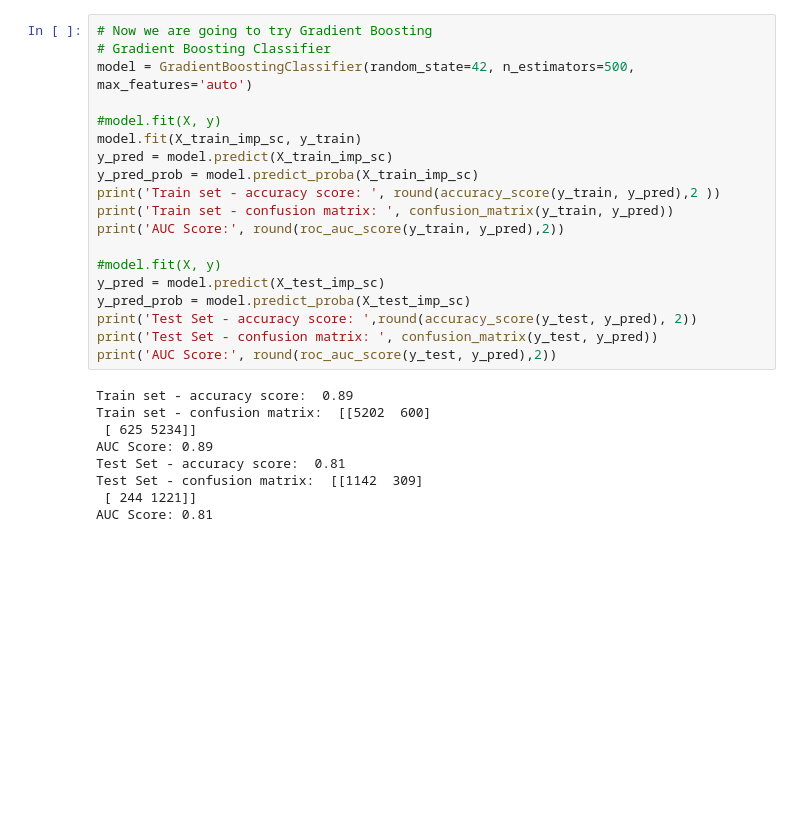
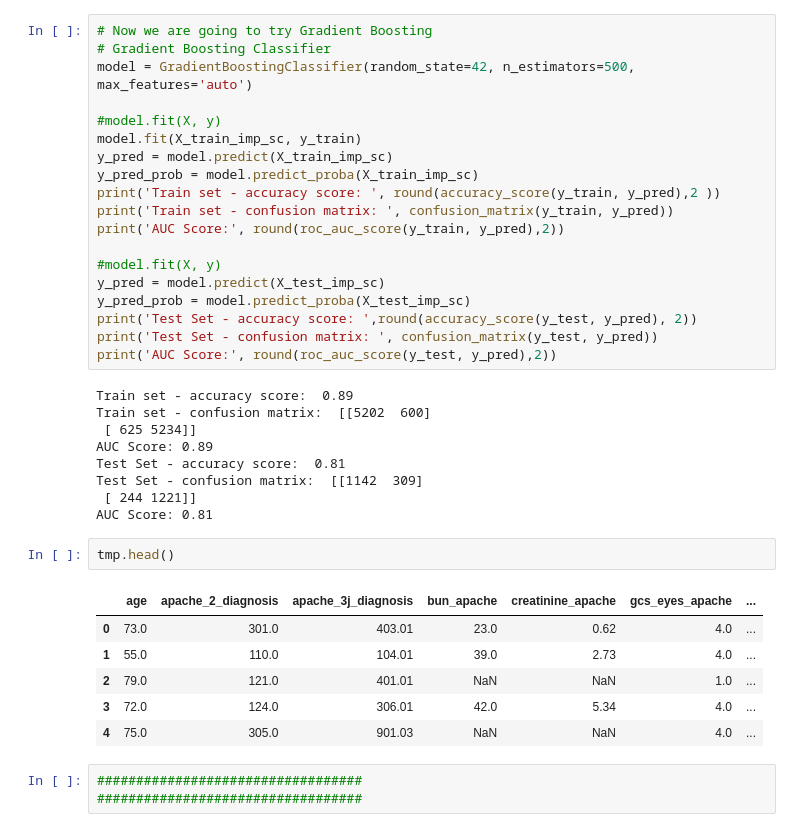
Before and after one commit to IshanaRaina/To-Live-or-Not-To-Live, a Jupyter notebook: DataPreprocessing_JSP_with_featureEngineering.ipynb, the cells around one changed output. Drawn from its saved outputs; the diff is of its cells as text; blank space fills up the shorter version.

```diff
--- a/DataPreprocessing_JSP_with_featureEngineering.ipynb
+++ b/DataPreprocessing_JSP_with_featureEngineering.ipynb
@@ -1629,3 +1733,15 @@ Test Set - accuracy score:  0.81
 Test Set - confusion matrix:  [[1142  309]
  [ 244 1221]]
 AUC Score: 0.81
+# %%
+tmp.head()
+# %% [output]
+|  | age | apache_2_diagnosis | apache_3j_diagnosis | bun_apache | creatinine_apache | gcs_eyes_apache | ... |
+| 0 | 73.0 | 301.0 | 403.01 | 23.0 | 0.62 | 4.0 | ... |
+| 1 | 55.0 | 110.0 | 104.01 | 39.0 | 2.73 | 4.0 | ... |
+| 2 | 79.0 | 121.0 | 401.01 | NaN | NaN | 1.0 | ... |
+| 3 | 72.0 | 124.0 | 306.01 | 42.0 | 5.34 | 4.0 | ... |
+| 4 | 75.0 | 305.0 | 901.03 | NaN | NaN | 4.0 | ... |
+# %%
+##################################
+##################################
```
Also changed, not shown: parts of 17 cells of this notebook.
